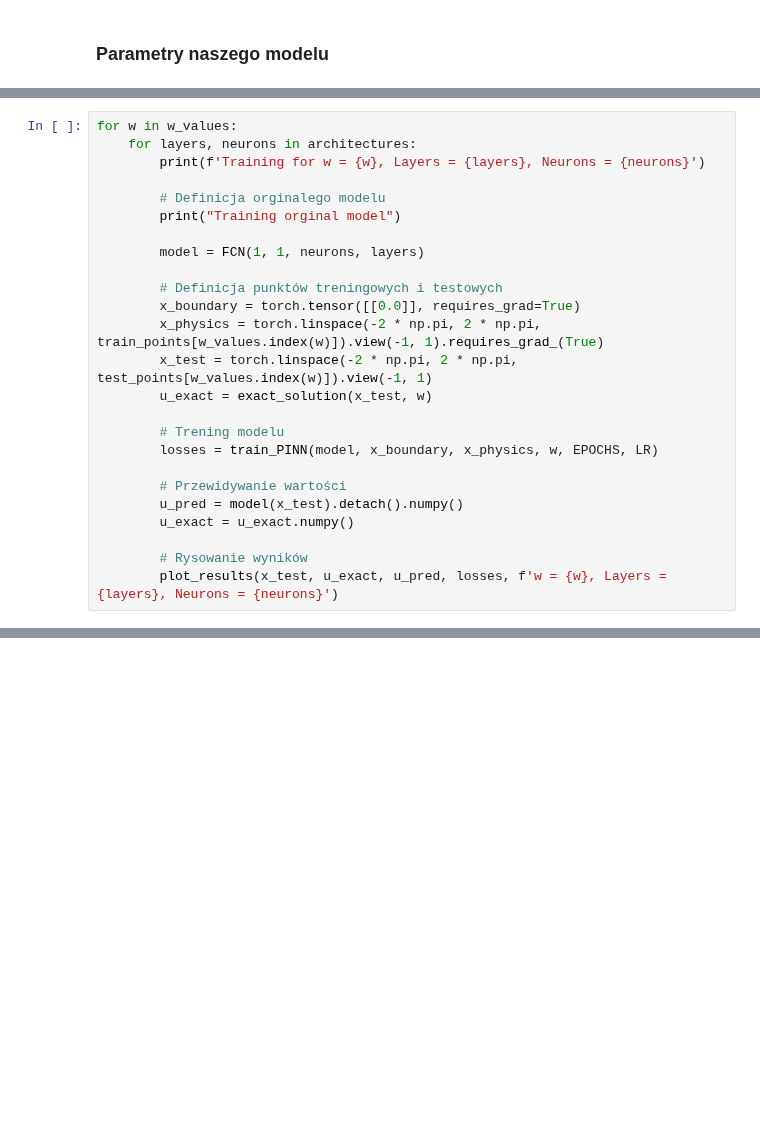
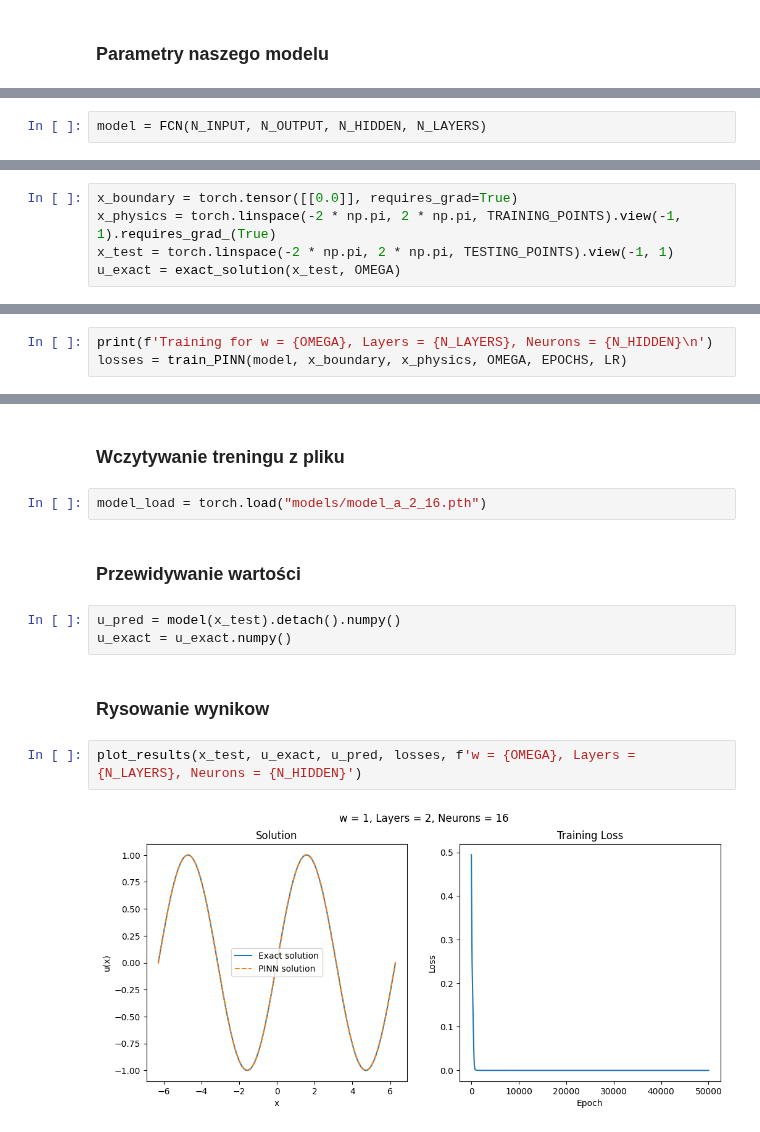
Before and after one commit to arturgesiarz/CalculationTechMethods-Course, a Jupyter notebook: lab10/ex1.ipynb, the cells around one changed output, grey strips where cells are left out. Saved outputs shown, nothing was run; the diff lists cells and outputs as text; blank space fills up the shorter version.

```diff
--- a/lab10/ex1.ipynb
+++ b/lab10/ex1.ipynb
@@ -109,0 +117,2 @@ EPOCHS = 50000
+# %%
+model = FCN(N_INPUT, N_OUTPUT, N_HIDDEN, N_LAYERS)
@@ -110 +121,6 @@ EPOCHS = 50000
+# %%
+x_boundary = torch.tensor([[0.0]], requires_grad=True)
+x_physics = torch.linspace(-2 * np.pi, 2 * np.pi, TRAINING_POINTS).view(-1, 1).requires_grad_(True)
+x_test = torch.linspace(-2 * np.pi, 2 * np.pi, TESTING_POINTS).view(-1, 1)
+u_exact = exact_solution(x_test, OMEGA)
 # %% [markdown]
@@ -112,25 +127,0 @@ EPOCHS = 50000
-# %%
-for w in w_values:
-    for layers, neurons in architectures:
-        print(f'Training for w = {w}, Layers = {layers}, Neurons = {neurons}')
-
-        # Definicja orginalego modelu
-        print("Training orginal model")
-
-        model = FCN(1, 1, neurons, layers)
-
-        # Definicja punktów treningowych i testowych
-        x_boundary = torch.tensor([[0.0]], requires_grad=True)
-        x_physics = torch.linspace(-2 * np.pi, 2 * np.pi, train_points[w_values.index(w)]).view(-1, 1).requires_grad_(True)
-        x_test = torch.linspace(-2 * np.pi, 2 * np.pi, test_points[w_values.index(w)]).view(-1, 1)
-        u_exact = exact_solution(x_test, w)
-
-        # Trening modelu
-        losses = train_PINN(model, x_boundary, x_physics, w, EPOCHS, LR)
-
-        # Przewidywanie wartości
-        u_pred = model(x_test).detach().numpy()
-        u_exact = u_exact.numpy()
-
-        # Rysowanie wyników
-        plot_results(x_test, u_exact, u_pred, losses, f'w = {w}, Layers = {layers}, Neurons = {neurons}')
@@ -176,0 +128,3 @@ Epoch 45000, Loss: 0.0009748739539645612
+# %%
+print(f'Training for w = {OMEGA}, Layers = {N_LAYERS}, Neurons = {N_HIDDEN}\n')
+losses = train_PINN(model, x_boundary, x_physics, OMEGA, EPOCHS, LR)
@@ -176,0 +148,15 @@ Epoch 45000, Loss: 0.0009748739539645612
+# %% [markdown]
+### Wczytywanie treningu z pliku
+# %%
+model_load = torch.load("models/model_a_2_16.pth")
+# %% [markdown]
+### Przewidywanie wartości
+# %%
+u_pred = model(x_test).detach().numpy()
+u_exact = u_exact.numpy()
+# %% [markdown]
+### Rysowanie wynikow
+# %%
+plot_results(x_test, u_exact, u_pred, losses, f'w = {OMEGA}, Layers = {N_LAYERS}, Neurons = {N_HIDDEN}')
+# %% [output]
+[figure, added]
```
Also changed, not shown: parts of 14 cells of this notebook, 1 other file.
